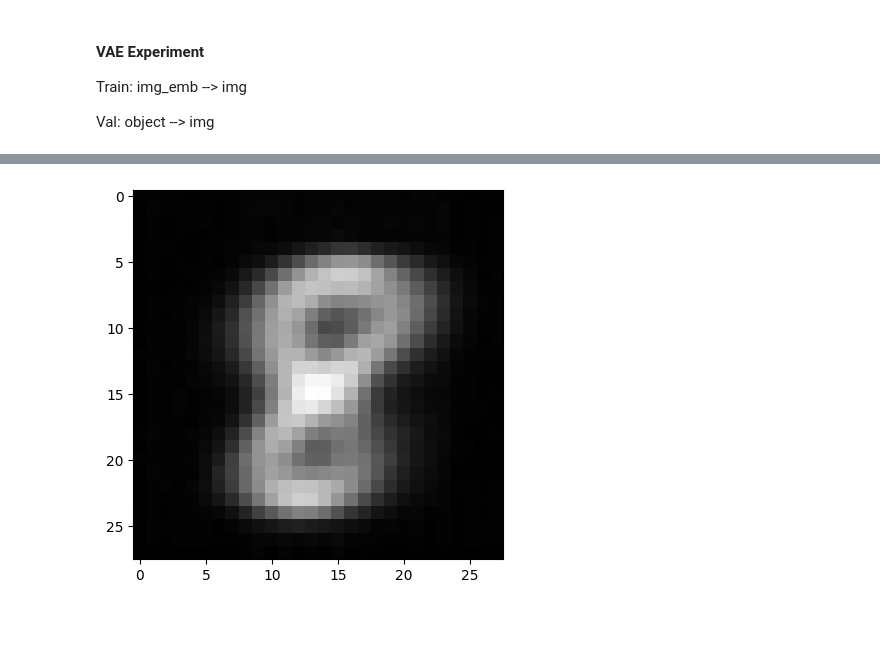
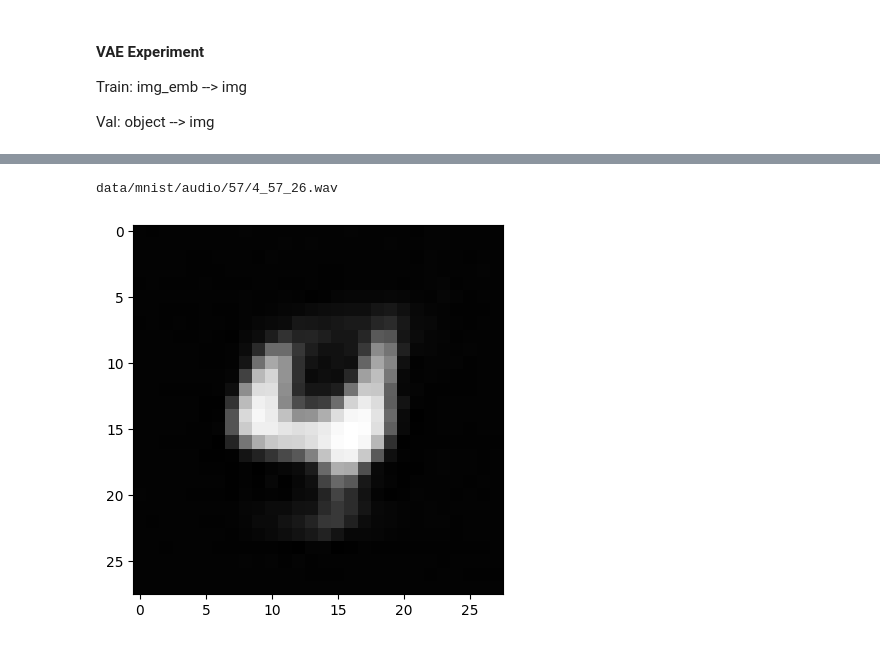
Before and after one commit to Dmitrii975/Multimodal-Experiment, a Jupyter notebook: ReportMNIST.ipynb, the cells around one changed output, grey strips where cells are left out. Saved outputs shown, nothing was run; the diff lists cells and outputs as text; code cells hidden in the pictures.

```diff
--- a/ReportMNIST.ipynb
+++ b/ReportMNIST.ipynb
@@ -252,4 +278,4 @@ y = y / 255
 # %%
-vae = CompactDecoder()
+vae = ImprovedDecoder().to(DEVICE)
 # %%
 ds = TensorDataset(x, y)
@@ -284,11 +316,13 @@ plt.show()
 # %%
 et = TYPE_AUDIO
 pids = initial.return_ids_of_objects(et)
 i = pids[randint(0, len(pids))]
 initial.get_object_by_global_id(i).show()
+print(initial.get_object_by_global_id(i).content)
 tpred = torch.tensor(ready.get_audio_emb_by_id(i)).unsqueeze(0)
-plt.imshow(vae(tpred).squeeze(0).permute(1,2,0).detach().numpy(), cmap='gray')
+plt.imshow(vae(tpred.to(DEVICE)).cpu().squeeze(0).permute(1,2,0).detach().numpy(), cmap='gray')
 plt.show()
 # %% [output]
 [interactive output not drawn]
+data/mnist/audio/57/4_57_26.wav
-[figure, old version]
+[figure, new version]
```
Also changed, not shown: parts of 15 cells of this notebook, 1 other file.
